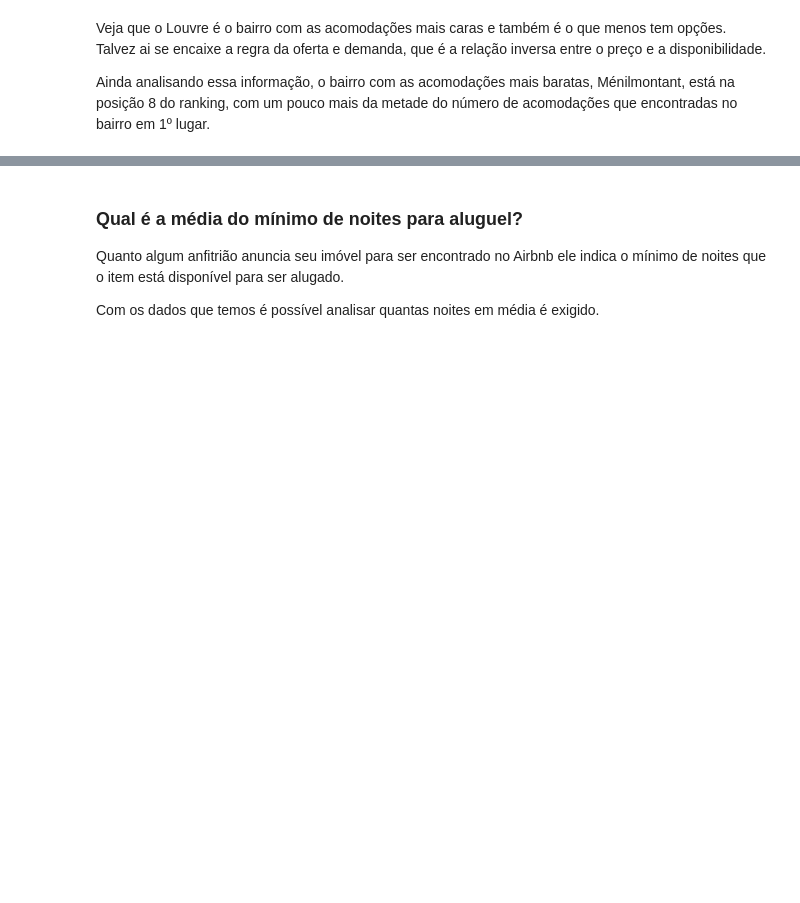
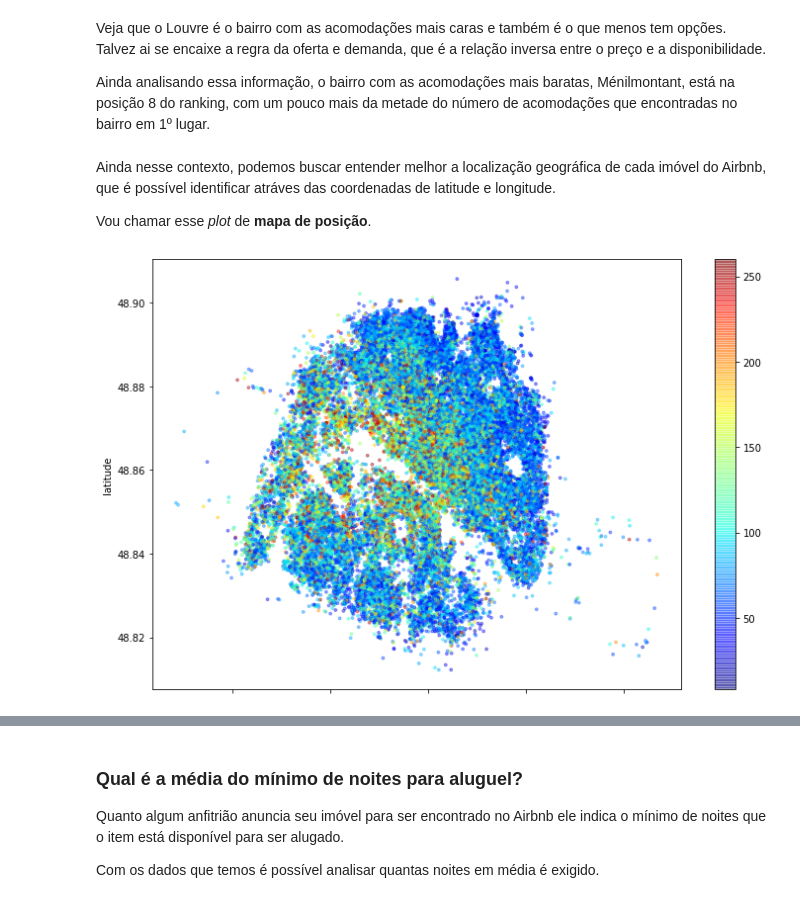
Before and after one commit to mths-miranda/data_science, a Jupyter notebook: Paris_France_Analise_Airbnb.ipynb, the cells around one changed output, grey strips where cells are left out. Saved outputs shown, nothing was run; the diff lists cells and outputs as text; code cells hidden in the pictures; blank space fills up the shorter version.

```diff
--- a/Paris_France_Analise_Airbnb.ipynb
+++ b/Paris_France_Analise_Airbnb.ipynb
@@ -636,3 +636,13 @@ Name: neighbourhood, dtype: int64
 Veja que o Louvre é o bairro com as acomodações mais caras e também é o que menos tem opções. Talvez ai se encaixe a regra da oferta e demanda, que é a relação inversa entre o preço e a disponibilidade.
 
 Ainda analisando essa informação, o bairro com as acomodações mais baratas, Ménilmontant, está na posição 8 do ranking, com um pouco mais da metade do número de acomodações que encontradas no bairro em 1º lugar.
+# %% [markdown]
+Ainda nesse contexto, podemos buscar entender melhor a localização geográfica de cada imóvel do Airbnb, que é possível identificar atráves das coordenadas de latitude e longitude.
+
+Vou chamar esse *plot* de **mapa de posição**.
+# %%
+#plotar os imóveis por latitude-longitude
+df_paris.plot(kind="scatter", x='longitude', y='latitude', alpha=0.4, c=df_paris['price'], s=8,
+              cmap=plt.get_cmap('jet'), figsize=(12,8));
+# %% [output]
+[figure, added]
```
Also changed, not shown: parts of 6 cells of this notebook.
